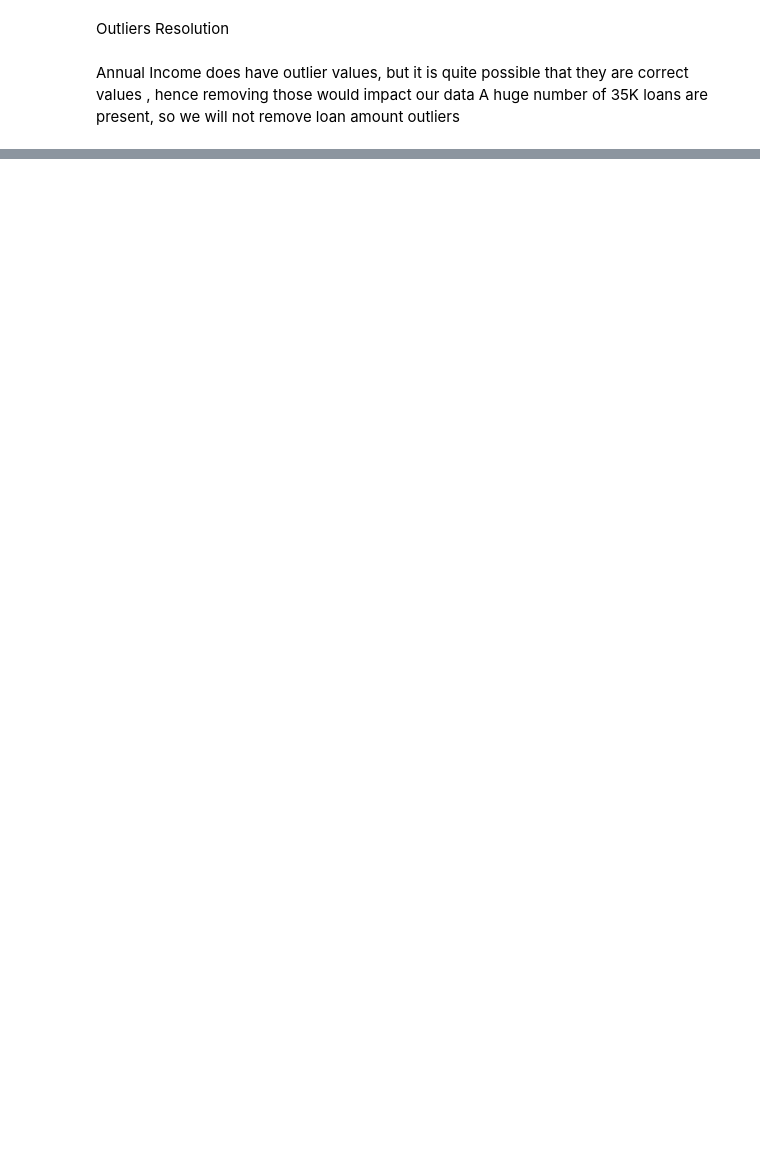
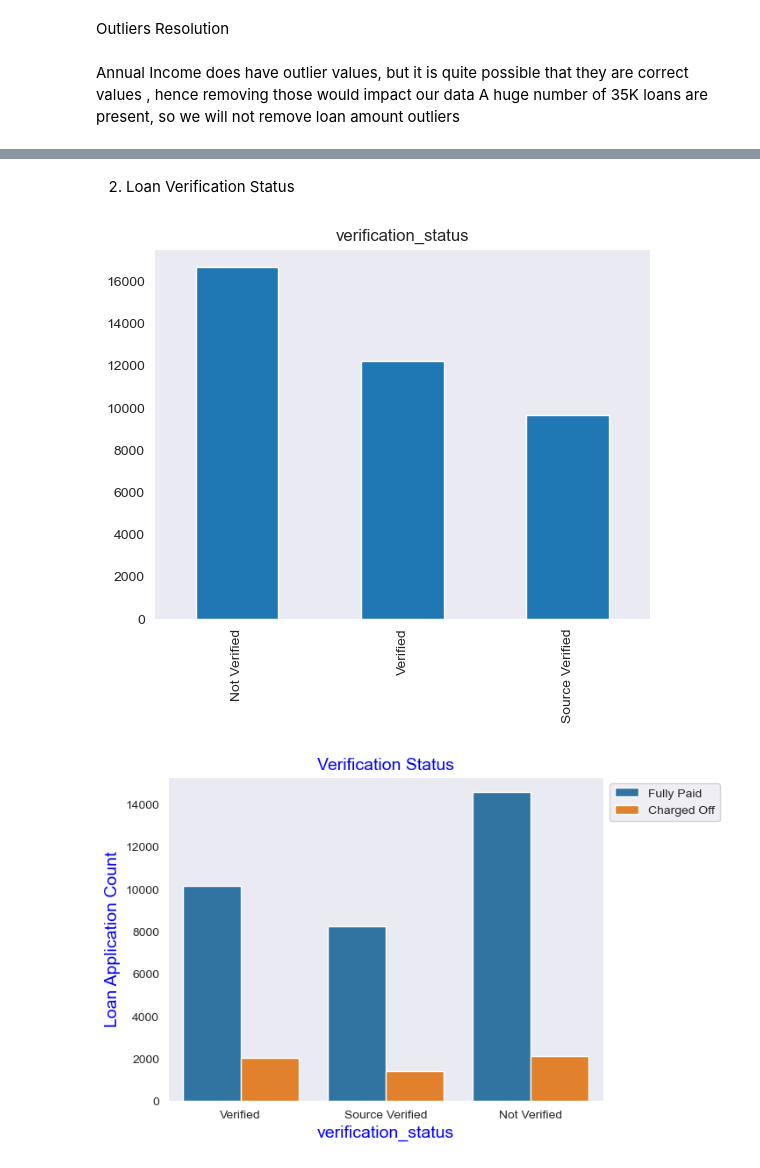
Before and after one commit to ajurawat/Lending-Club, a Jupyter notebook: Analysis.ipynb, the cells around one changed output, grey strips where cells are left out. Cells and saved outputs as stored; diff of their text form; code cells hidden in the pictures; blank space fills up the shorter version.

```diff
--- a/Analysis.ipynb
+++ b/Analysis.ipynb
@@ -172,0 +312,20 @@ px.box(loan_data,y='earliest_cr_line',width=1000,height=500,title='Credit Line T
+# %% [markdown]
+2. Loan Verification Status
+# %%
+#Loan Verification Status
+loan_data['verification_status'].value_counts().plot.bar(title= 'verification_status')
+plt.show()
+#loan_data['verification_status'].value_counts()/len(loan_data)*100
+
+# Loan Verification Status with respect to Loan Status
+
+
+ax = sns.countplot(x= "verification_status",data= loan_data,hue= 'loan_status')
+ax.legend(bbox_to_anchor=(1, 1))
+ax.set_title('Verification Status',fontsize=14,color='b')
+ax.set_xlabel('verification_status',fontsize=14,color = 'b')
+ax.set_ylabel('Loan Application Count',fontsize=14,color = 'b')
+plt.show()
+# %% [output]
+[figure, added]
+[figure, added]
```
Also changed, not shown: parts of 44 cells of this notebook.
